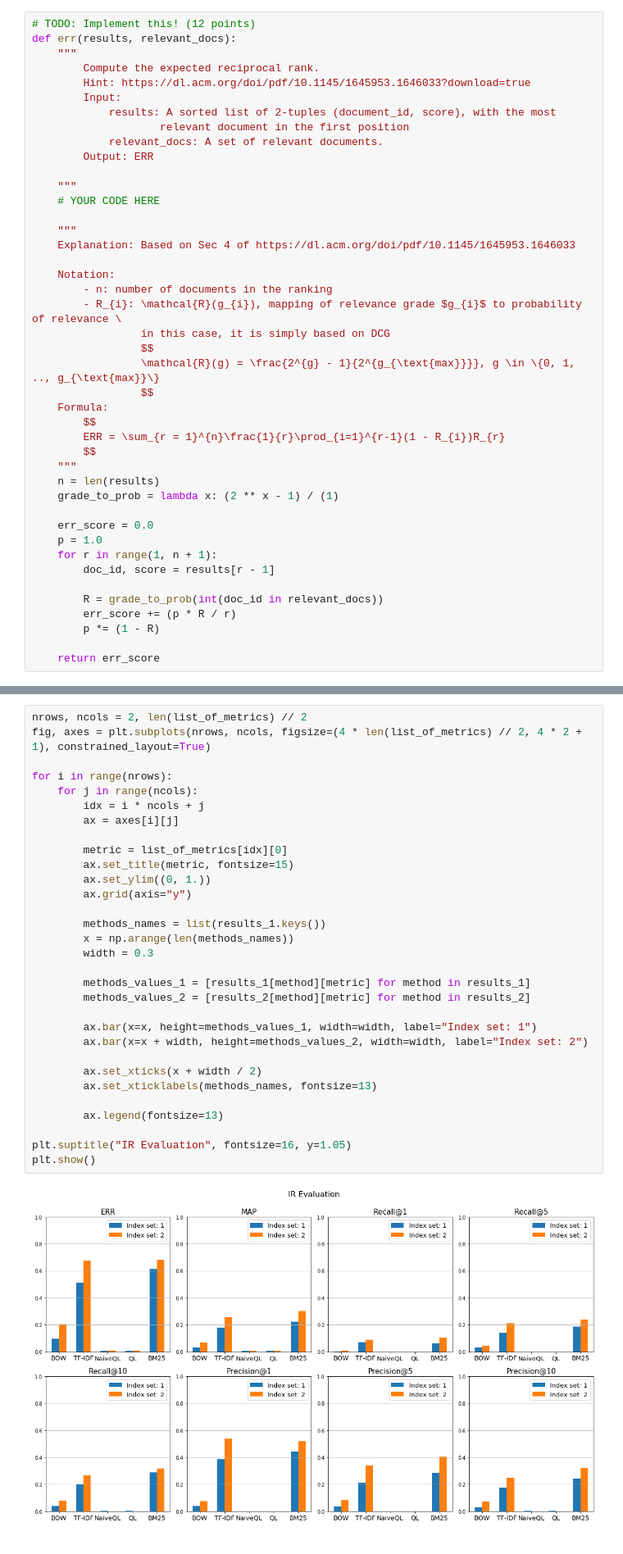
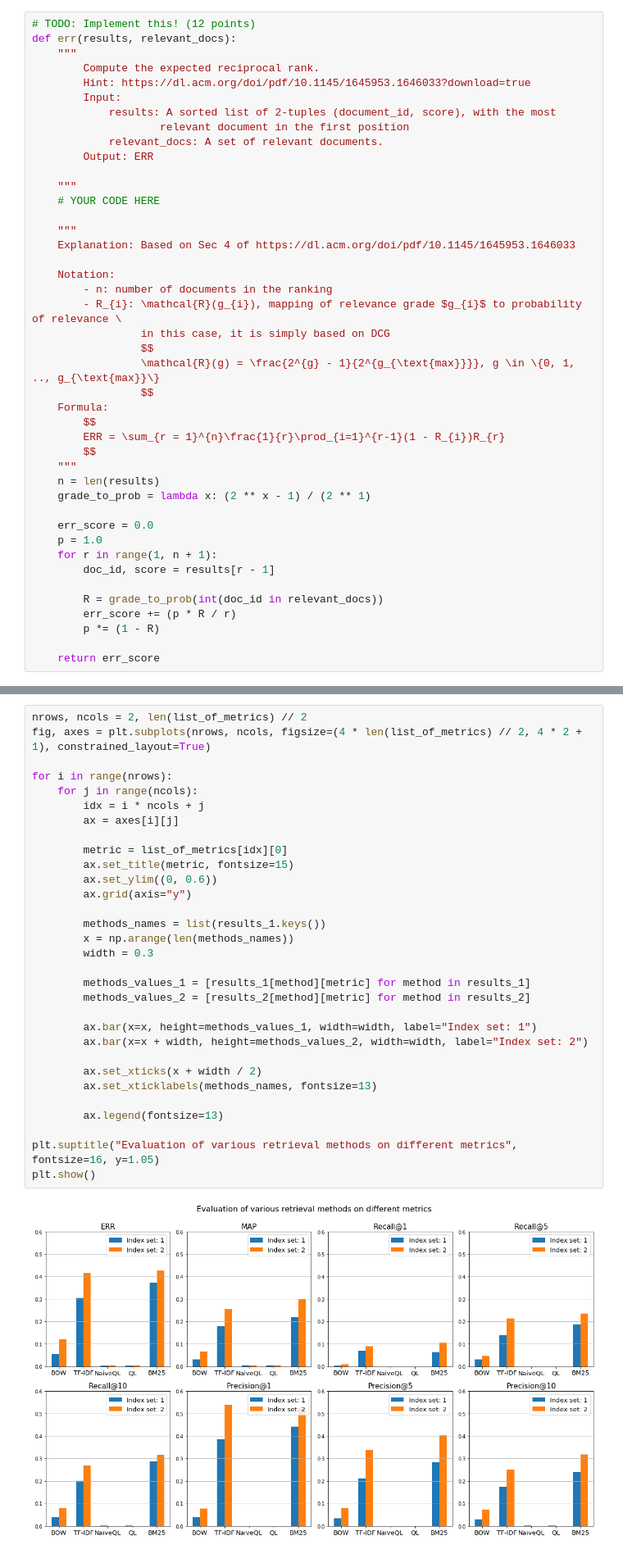
Before and after one commit to bpiyush/IR1Labs, a Jupyter notebook: lab1/hw1-dev-piyush.ipynb, the cells around one changed output, grey strips where cells are left out. Shown: that part at 82% size. Saved outputs shown, nothing was run; the diff lists cells and outputs as text.

```diff
--- a/lab1/hw1-dev-piyush.ipynb
+++ b/lab1/hw1-dev-piyush.ipynb
@@ -1419,7 +1419,7 @@ def err(results, relevant_docs):
         $$
     """
     n = len(results)
-    grade_to_prob = lambda x: (2 ** x - 1) / (1)
+    grade_to_prob = lambda x: (2 ** x - 1) / (2 ** 1)
 
     err_score = 0.0
     p = 1.0
@@ -1565,36 +1565,36 @@ for method_name, method_fn in list_of_search_fns:
 # %%
 nrows, ncols = 2, len(list_of_metrics) // 2
 fig, axes = plt.subplots(nrows, ncols, figsize=(4 * len(list_of_metrics) // 2, 4 * 2 + 1), constrained_layout=True)
 
 for i in range(nrows):
     for j in range(ncols):
         idx = i * ncols + j
         ax = axes[i][j]
 
         metric = list_of_metrics[idx][0]
         ax.set_title(metric, fontsize=15)
-        ax.set_ylim((0, 1.))
+        ax.set_ylim((0, 0.6))
         ax.grid(axis="y")
 
         methods_names = list(results_1.keys())
         x = np.arange(len(methods_names))
         width = 0.3
 
         methods_values_1 = [results_1[method][metric] for method in results_1]
         methods_values_2 = [results_2[method][metric] for method in results_2]
 
         ax.bar(x=x, height=methods_values_1, width=width, label="Index set: 1")
         ax.bar(x=x + width, height=methods_values_2, width=width, label="Index set: 2")
 
         ax.set_xticks(x + width / 2)
         ax.set_xticklabels(methods_names, fontsize=13)
 
         ax.legend(fontsize=13)
 
-plt.suptitle("IR Evaluation", fontsize=16, y=1.05)
+plt.suptitle("Evaluation of various retrieval methods on different metrics", fontsize=16, y=1.05)
 plt.show()
 # %% [output]
-[figure, old version]
+[figure, new version]
 # %% [markdown]
 ---
 ### Section 5.2: Summary (10 points)
```
Also changed, not shown: parts of 28 cells of this notebook.
